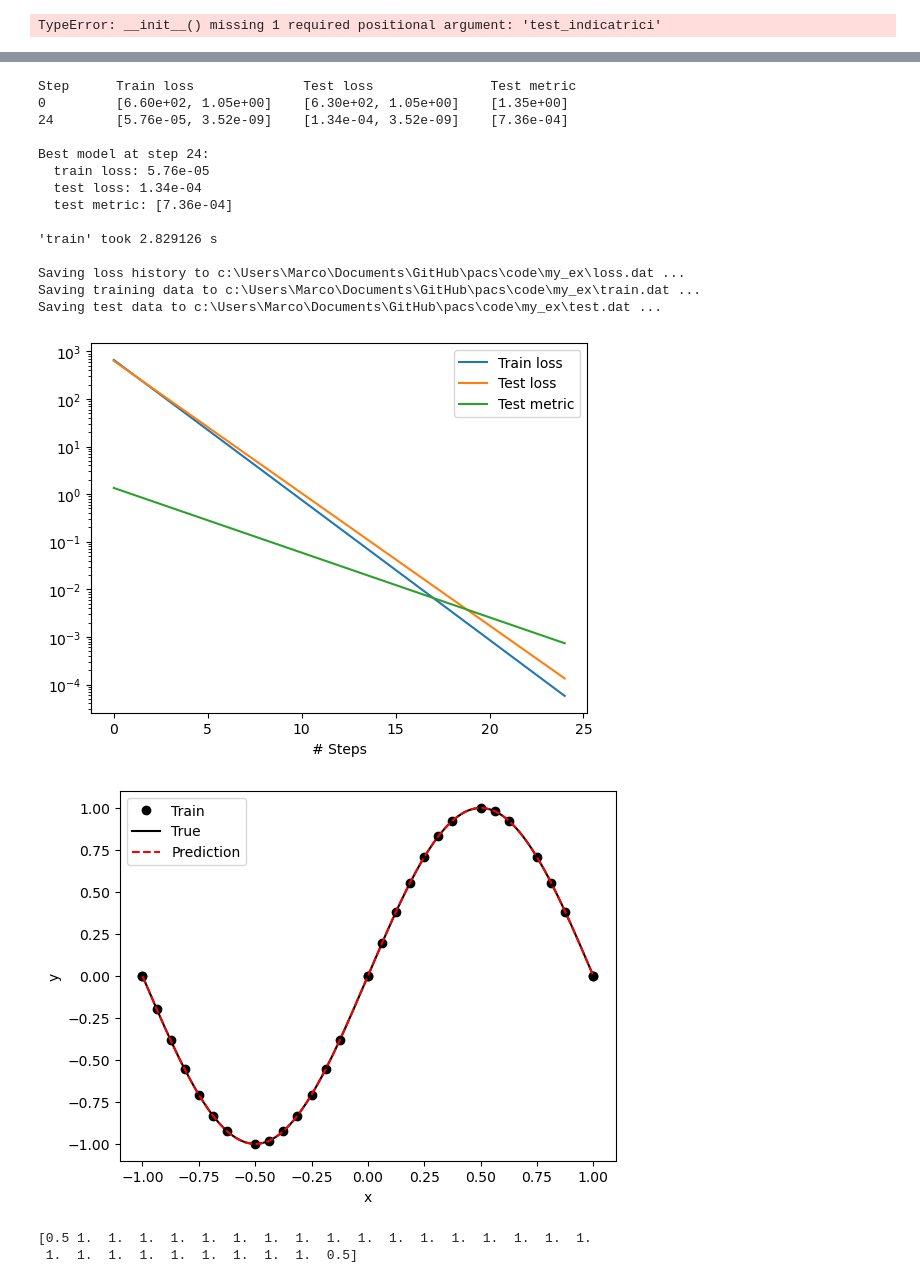
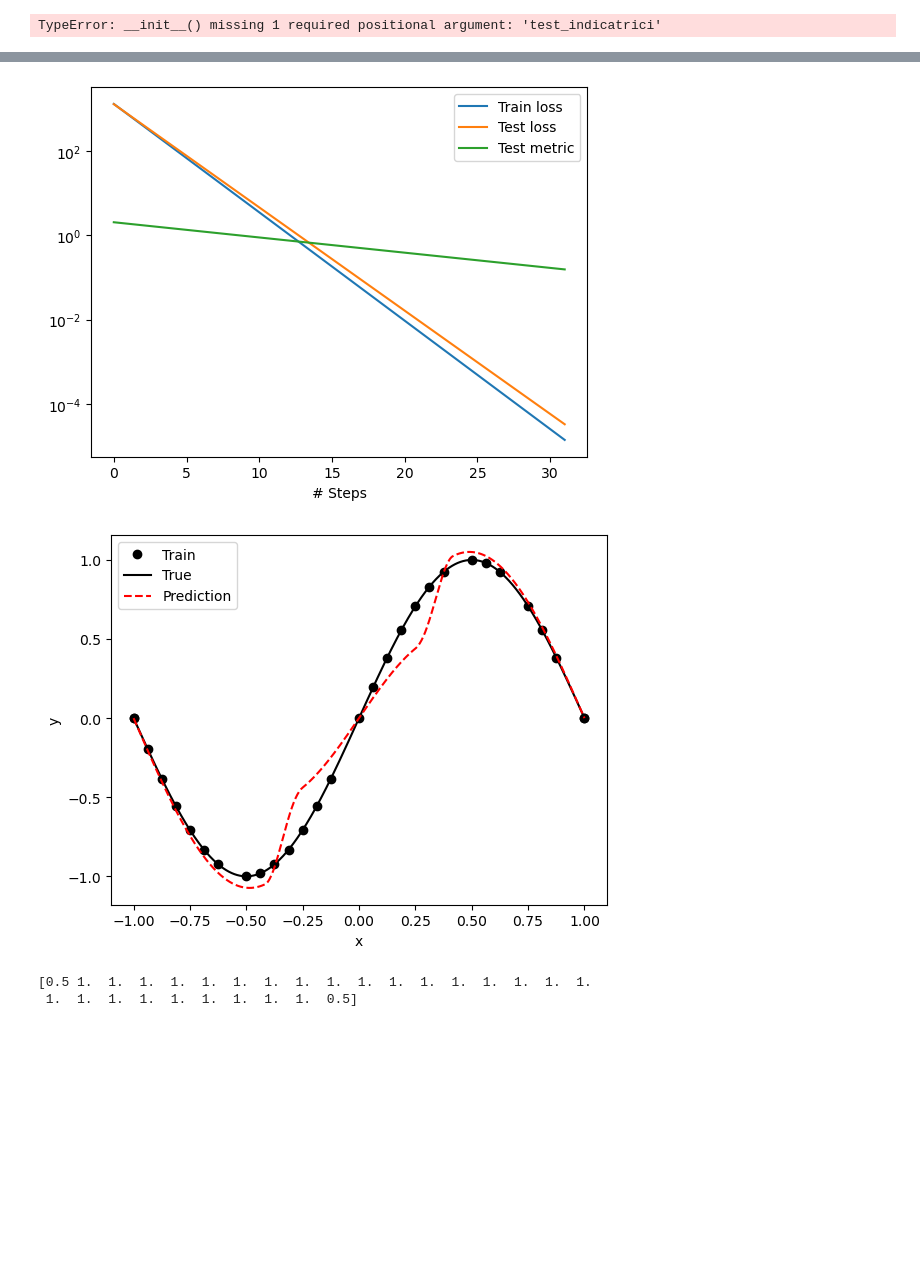
Before and after one commit to ZIB012/pacs, a Jupyter notebook: code/my_ex/prova.ipynb, the cells around one changed output, grey strips where cells are left out. Cells and saved outputs as stored; diff of their text form; code cells hidden in the pictures; blank space fills up the shorter version.

```diff
--- a/code/my_ex/prova.ipynb
+++ b/code/my_ex/prova.ipynb
@@ -298,7 +298,7 @@ from deepxde.backend import tf
 from numba import njit, prange
 
 pi = np.pi
-npart = 2
+npart = 3
 
 def pde(x, y):
     dy_xx = dde.grad.hessian(y, x)
@@ -306,7 +306,7 @@ def pde(x, y):
     return -dy_xx - (np.pi) ** 2 * tf.sin(np.pi * x)
     #return -dy_xx - 13*pi**2*tf.sin(3*pi*x + 3*pi/20)*tf.cos(2*pi*x + pi/10) - 12*pi**2*tf.cos(3*pi*x + 3*pi/20)*tf.sin(2*pi*x + pi/10)
 
-def boundary(x, on_boundary, npart=npart):
+def boundary(x, on_boundary, npart=1):
     return on_boundary
 
 def func(x):
@@ -314,7 +314,7 @@ def func(x):
     #return np.sin(3*pi*x + 3*pi/20)*np.cos(2*pi*x + pi/10) + 2
 
 geom = dde.geometry.Interval(-1, 1)
-bc = dde.icbc.DirichletBC(geom, func, boundary, npart=npart)
+bc = dde.icbc.DirichletBC(geom, func, boundary, npart=1)
 data = dde.data.PDE(geom, pde, bc, 26, 2, solution=func, num_test=500)
 
 #@tf.function
@@ -373,7 +373,7 @@ nn_indicatrici.insert(0, indicatrice_a(arr[0], arr[1]))
 train_indicatrici = [nn_indicatrici[i](data.train_x) for i in range(npart)]
 test_indicatrici = [nn_indicatrici[i](data.test_x) for i in range(npart)]
 
-M = 100
+M = 50
 layer_size = [1] + [M]  +  [1]
 
 activation = ["sin", 'linear']
@@ -397,19 +409,5 @@ Training model...
-Step      Train loss              Test loss               Test metric
-0         [6.60e+02, 1.05e+00]    [6.30e+02, 1.05e+00]    [1.35e+00]
-24        [5.76e-05, 3.52e-09]    [1.34e-04, 3.52e-09]    [7.36e-04]
-
-Best model at step 24:
-  train loss: 5.76e-05
-  test loss: 1.34e-04
-  test metric: [7.36e-04]
-
-'train' took 2.829126 s
-
-Saving loss history to c:\Users\Marco\Documents\GitHub\pacs\code\my_ex\loss.dat ...
-Saving training data to c:\Users\Marco\Documents\GitHub\pacs\code\my_ex\train.dat ...
-Saving test data to c:\Users\Marco\Documents\GitHub\pacs\code\my_ex\test.dat ...
-[figure, old version]
+[figure, new version]
-[figure, old version]
+[figure, new version]
 # %%
 def psi_3(x):
     arr = np.ones((x.shape[0],1), dtype='float32')
```
Also changed, not shown: parts of 1 cell of this notebook, 6 other files.
